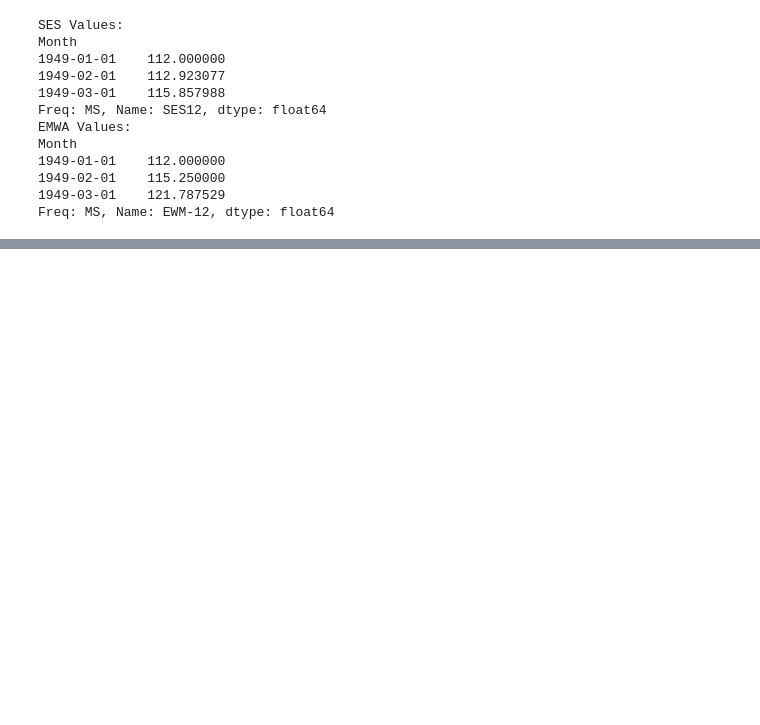
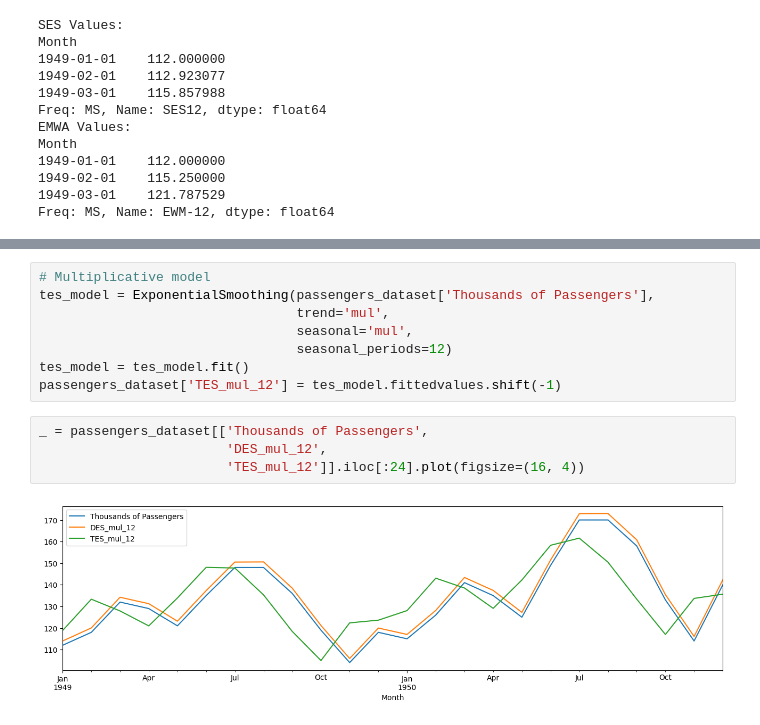
Before and after one commit to Volscente/TimeWarpForecast, a Jupyter notebook: notebooks/code_utils/statsmodels_code_utils.ipynb, the cells around one changed output, grey strips where cells are left out. Saved outputs shown, nothing was run; the diff lists cells and outputs as text; blank space fills up the shorter version.

```diff
--- a/notebooks/code_utils/statsmodels_code_utils.ipynb
+++ b/notebooks/code_utils/statsmodels_code_utils.ipynb
@@ -138,0 +177,14 @@ Freq: MS, Name: EWM-12, dtype: float64
+# %%
+# Multiplicative model
+tes_model = ExponentialSmoothing(passengers_dataset['Thousands of Passengers'],
+                                 trend='mul',
+                                 seasonal='mul',
+                                 seasonal_periods=12)
+tes_model = tes_model.fit()
+passengers_dataset['TES_mul_12'] = tes_model.fittedvalues.shift(-1)
+# %%
+_ = passengers_dataset[['Thousands of Passengers',
+                        'DES_mul_12',
+                        'TES_mul_12']].iloc[:24].plot(figsize=(16, 4))
+# %% [output]
+[figure, added]
```
Also changed, not shown: parts of 11 cells of this notebook, 2 other files.
